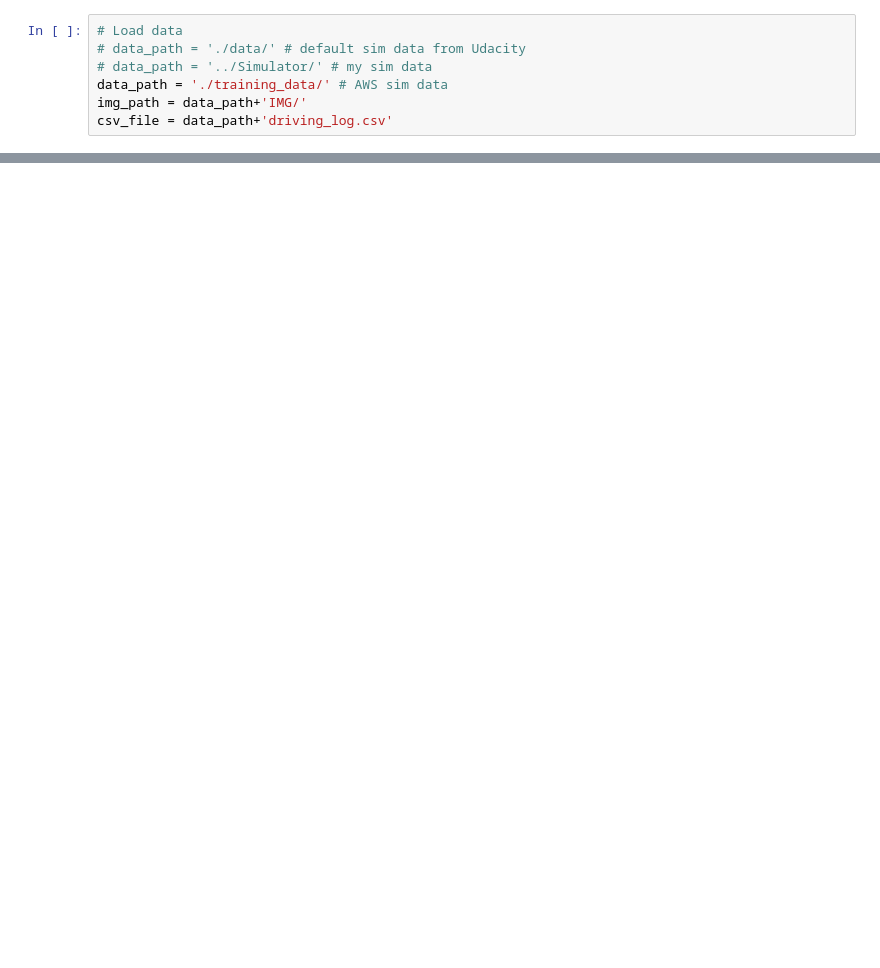
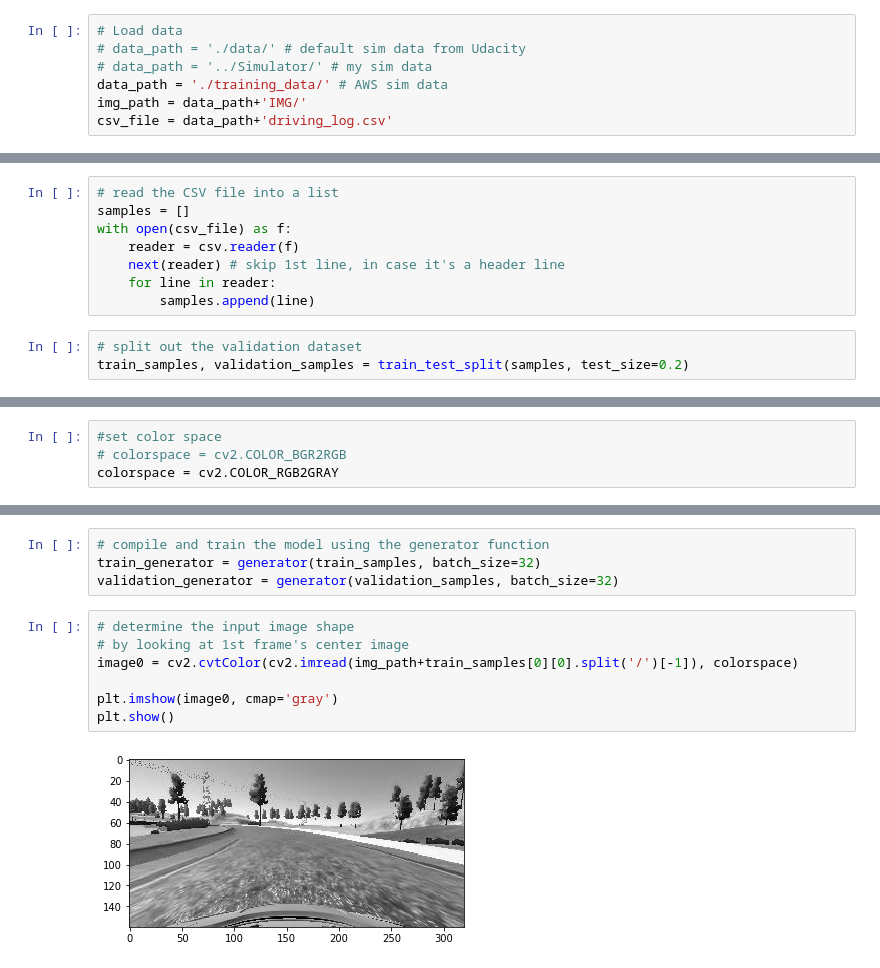
Before and after one commit to AeroGeekDean/CarND-Behavioral-Cloning-P3, a Jupyter notebook: scratchpad.ipynb, the cells around one changed output, grey strips where cells are left out. Drawn from its saved outputs; the diff is of its cells as text; blank space fills up the shorter version.

```diff
--- a/scratchpad.ipynb
+++ b/scratchpad.ipynb
@@ -79,0 +15,11 @@ MemoryError:
+# %%
+# read the CSV file into a list
+samples = []
+with open(csv_file) as f:
+    reader = csv.reader(f)
+    next(reader) # skip 1st line, in case it's a header line
+    for line in reader:
+        samples.append(line)
+# %%
+# split out the validation dataset
+train_samples, validation_samples = train_test_split(samples, test_size=0.2)
@@ -79,0 +36,4 @@ MemoryError:
+# %%
+#set color space
+# colorspace = cv2.COLOR_BGR2RGB
+colorspace = cv2.COLOR_RGB2GRAY
@@ -79,0 +88,13 @@ MemoryError:
+# %%
+# compile and train the model using the generator function
+train_generator = generator(train_samples, batch_size=32)
+validation_generator = generator(validation_samples, batch_size=32)
+# %%
+# determine the input image shape
+# by looking at 1st frame's center image
+image0 = cv2.cvtColor(cv2.imread(img_path+train_samples[0][0].split('/')[-1]), colorspace)
+
+plt.imshow(image0, cmap='gray')
+plt.show()
+# %% [output]
+[figure, added]
```
Also changed, not shown: parts of 18 cells of this notebook.
